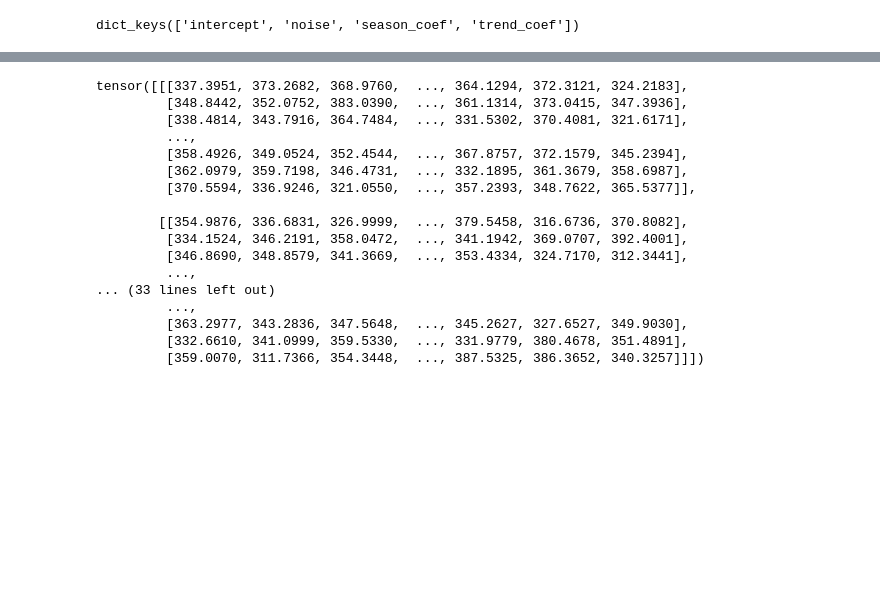
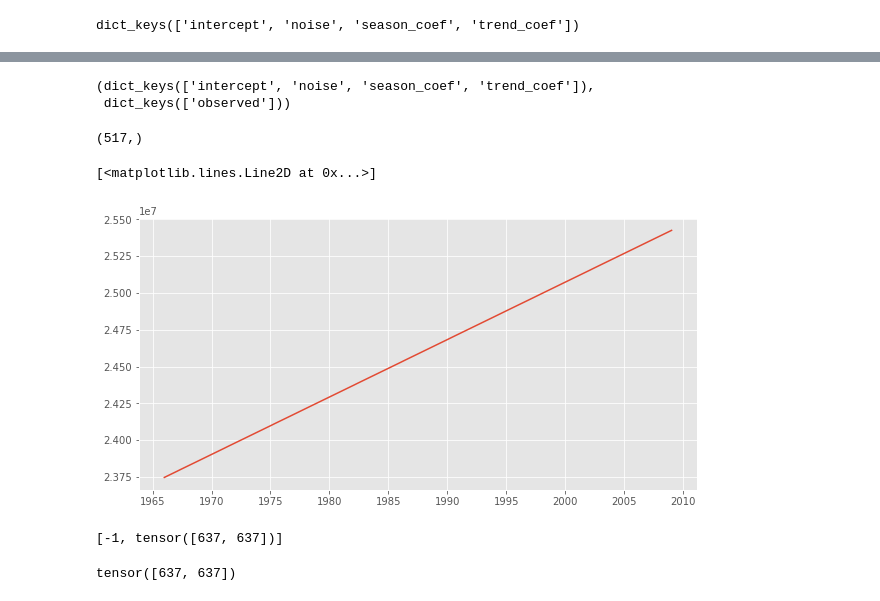
Before and after one commit to GStechschulte/books-with-code, a Jupyter notebook: bmcp/ch_6_pyro.ipynb, the cells around one changed output, grey strips where cells are left out. Drawn from its saved outputs; the diff is of its cells as text; code cells hidden in the pictures; blank space fills up the shorter version.

```diff
--- a/bmcp/ch_6_pyro.ipynb
+++ b/bmcp/ch_6_pyro.ipynb
@@ -188,20 +172,0 @@ tensor([[ 97.3631,  94.1838, 109.2063,  ..., 102.6466,  93.1824, 103.7135],
-# %%
-post_samples['observed']
-# %% [output]
-tensor([[[337.3951, 373.2682, 368.9760,  ..., 364.1294, 372.3121, 324.2183],
-         [348.8442, 352.0752, 383.0390,  ..., 361.1314, 373.0415, 347.3936],
-         [338.4814, 343.7916, 364.7484,  ..., 331.5302, 370.4081, 321.6171],
-         ...,
-         [358.4926, 349.0524, 352.4544,  ..., 367.8757, 372.1579, 345.2394],
-         [362.0979, 359.7198, 346.4731,  ..., 332.1895, 361.3679, 358.6987],
-         [370.5594, 336.9246, 321.0550,  ..., 357.2393, 348.7622, 365.5377]],
-
-        [[354.9876, 336.6831, 326.9999,  ..., 379.5458, 316.6736, 370.8082],
-         [334.1524, 346.2191, 358.0472,  ..., 341.1942, 369.0707, 392.4001],
-         [346.8690, 348.8579, 341.3669,  ..., 353.4334, 324.7170, 312.3441],
-         ...,
-... (33 lines left out)
-         ...,
-         [363.2977, 343.2836, 347.5648,  ..., 345.2627, 327.6527, 349.9030],
-         [332.6610, 341.0999, 359.5330,  ..., 331.9779, 380.4678, 351.4891],
-         [359.0070, 311.7366, 354.3448,  ..., 387.5325, 386.3652, 340.3257]]])
@@ -207,0 +175,20 @@ tensor([[[337.3951, 373.2682, 368.9760,  ..., 364.1294, 372.3121, 324.2183],
+# %%
+ts_samples.keys(), post_samples.keys()
+# %% [output]
+(dict_keys(['intercept', 'noise', 'season_coef', 'trend_coef']),
+ dict_keys(['observed']))
+# %%
+trend = ts_samples['intercept'] + torch.mul(trend, ts_samples['trend_coef'])
+season = torch.matmul(ts_samples['season_coef'], seasonality.T).T
+y_hat = trend + season
+# %%
+co2_by_month_training_data.index.shape
+# %% [output]
+(517,)
+# %%
+fig, ax = plt.subplots(1, 1, figsize=(10, 5))
+
+ax.plot(co2_by_month_training_data.index, y_hat.mean(axis=1))
+# %% [output]
+[<matplotlib.lines.Line2D at 0x...>]
+[figure, added]
@@ -207,0 +200,8 @@ tensor([[[337.3951, 373.2682, 368.9760,  ..., 364.1294, 372.3121, 324.2183],
+# %%
+[-1, torch.flatten(sample_shape)]
+# %% [output]
+[-1, tensor([637, 637])]
+# %%
+sample_shape
+# %% [output]
+tensor([637, 637])
```
Also changed, not shown: parts of 9 cells of this notebook.
